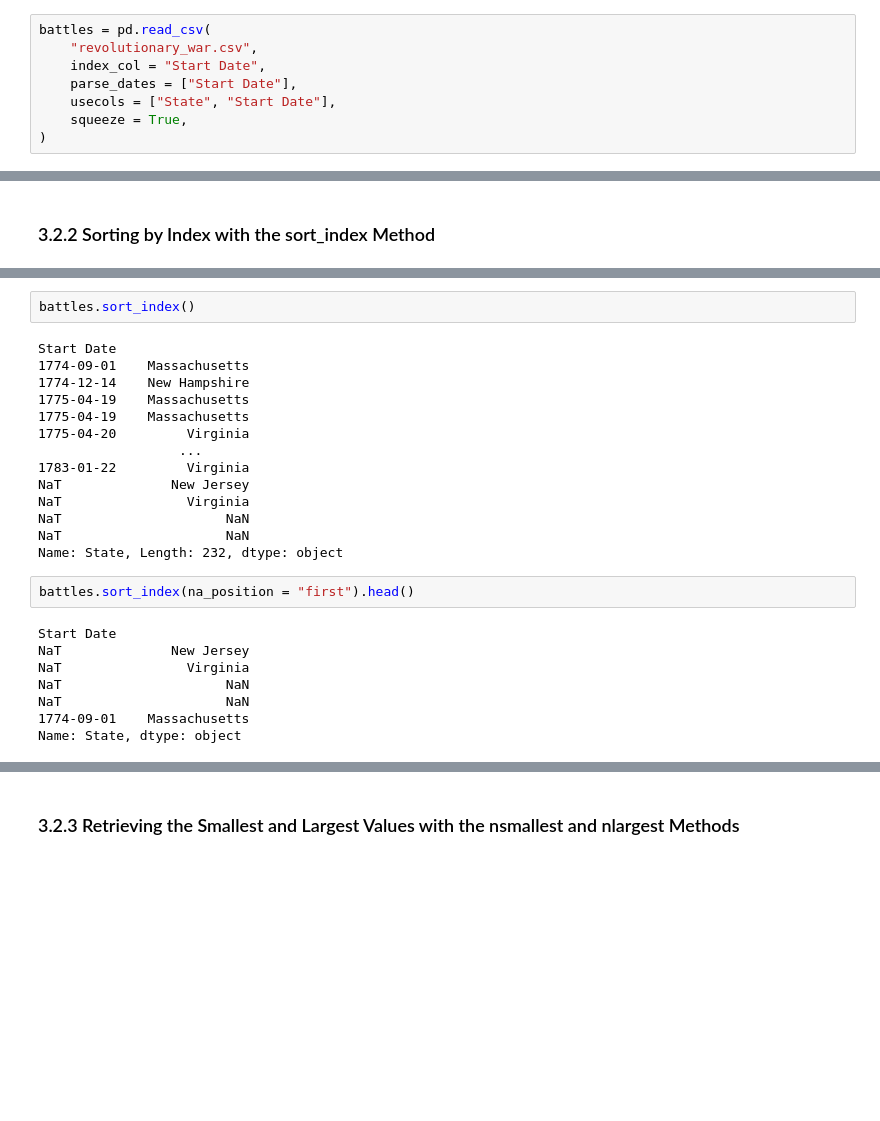
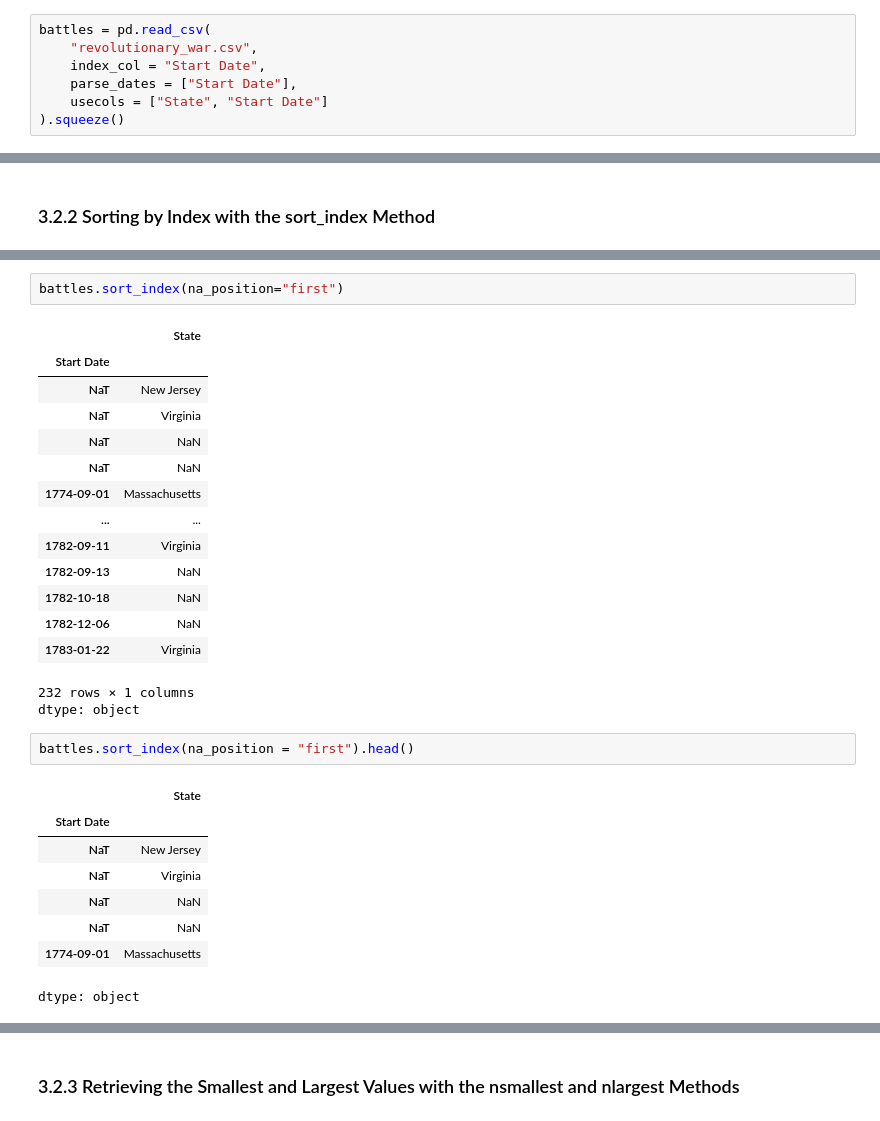
Before and after one commit to brownsloth/3by3, a Jupyter notebook: chapter_03_series_methods/chapter_03_series_methods.ipynb, the cells around one changed output, grey strips where cells are left out. Cells and saved outputs as stored; diff of their text form; blank space fills up the shorter version.

```diff
--- a/chapter_03_series_methods/chapter_03_series_methods.ipynb
+++ b/chapter_03_series_methods/chapter_03_series_methods.ipynb
@@ -141,9 +156,8 @@ battles = pd.read_csv(
     "revolutionary_war.csv",
     index_col = "Start Date",
     parse_dates = ["Start Date"],
-    usecols = ["State", "Start Date"],
-    squeeze = True,
-)
+    usecols = ["State", "Start Date"]
+).squeeze()
 # %% [markdown]
 ## 3.2 Sorting a Series
 # %% [markdown]
@@ -280,29 +345,32 @@ Name: Type, Length: 809, dtype: object
 # %%
-battles.sort_index()
+battles.sort_index(na_position="first")
 # %% [output]
+|  | State |
+| Start Date |  |
+| NaT | New Jersey |
+| NaT | Virginia |
+| NaT | NaN |
+| NaT | NaN |
+| 1774-09-01 | Massachusetts |
+| ... | ... |
+| 1782-09-11 | Virginia |
+| 1782-09-13 | NaN |
+| 1782-10-18 | NaN |
+| 1782-12-06 | NaN |
+| 1783-01-22 | Virginia |
-Start Date
-1774-09-01    Massachusetts
-1774-12-14    New Hampshire
-1775-04-19    Massachusetts
-1775-04-19    Massachusetts
-1775-04-20         Virginia
-                  ...
-1783-01-22         Virginia
-NaT              New Jersey
-NaT                Virginia
-NaT                     NaN
-NaT                     NaN
-Name: State, Length: 232, dtype: object
+232 rows × 1 columns
+dtype: object
 # %%
 battles.sort_index(na_position = "first").head()
 # %% [output]
+|  | State |
+| Start Date |  |
+| NaT | New Jersey |
+| NaT | Virginia |
+| NaT | NaN |
+| NaT | NaN |
+| 1774-09-01 | Massachusetts |
-Start Date
-NaT              New Jersey
-NaT                Virginia
-NaT                     NaN
-NaT                     NaN
-1774-09-01    Massachusetts
-Name: State, dtype: object
+dtype: object
 # %%
 battles.sort_index(ascending = False).head()
 # %% [output]
```
Also changed, not shown: parts of 61 cells of this notebook.
